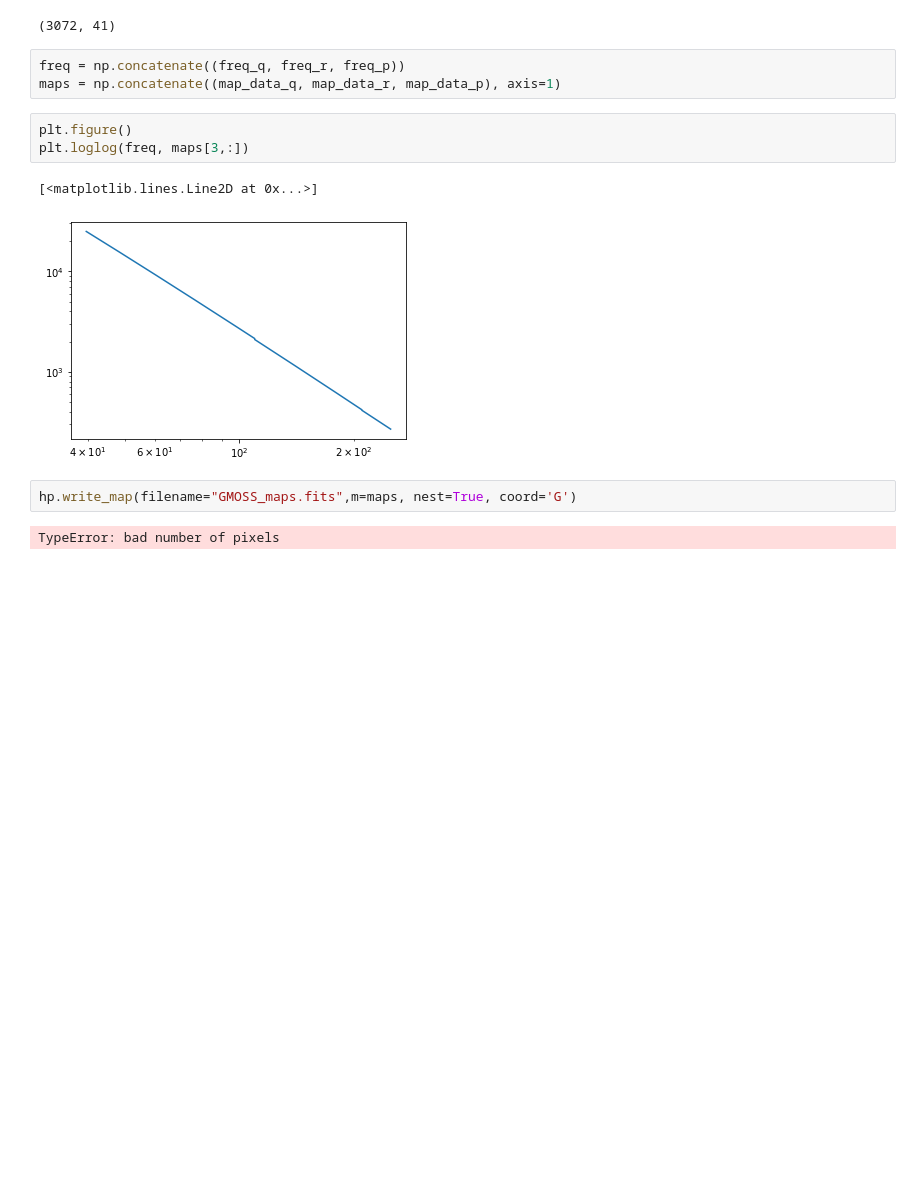
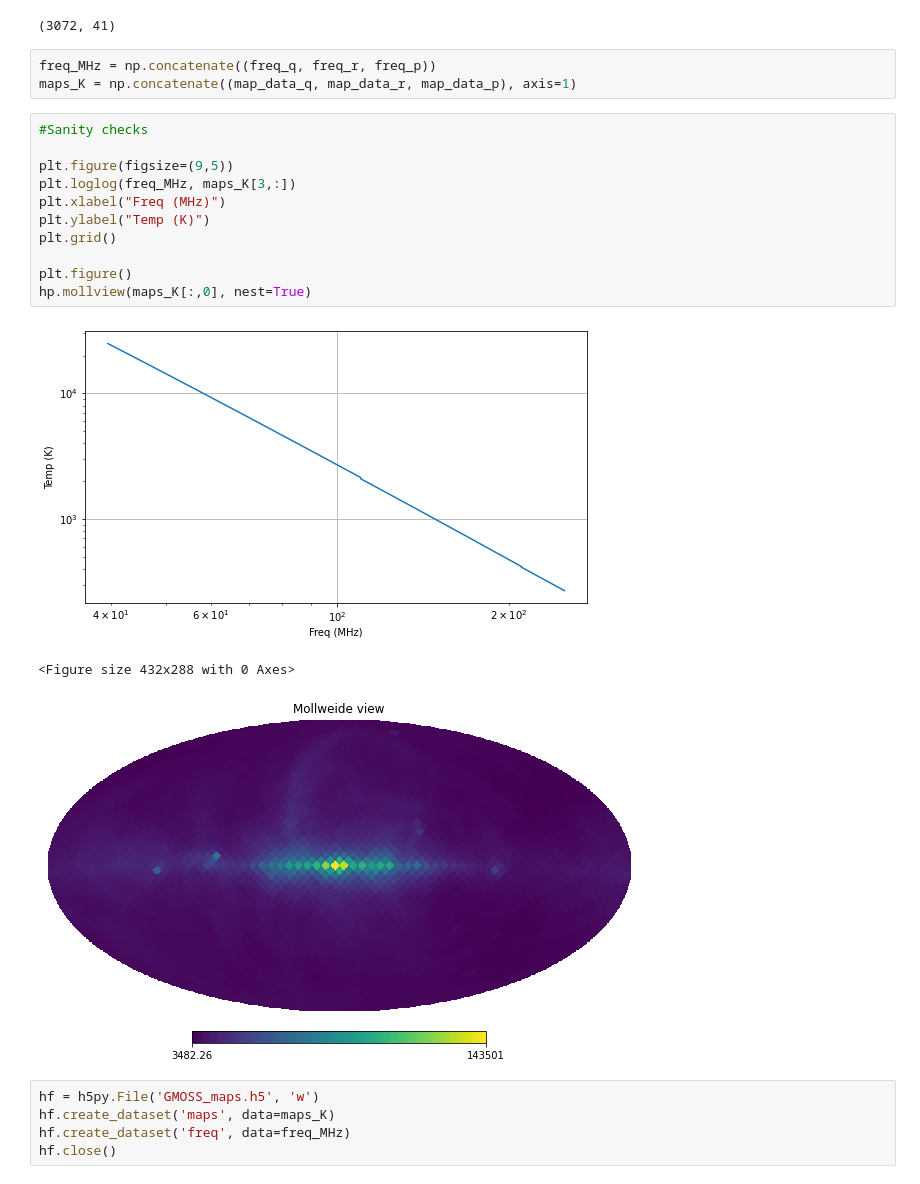
Before and after one commit to distortions21cm/pyGMOSS, a Jupyter notebook: Read_txt_combine_maps.ipynb, the cells around one changed output. Saved outputs shown, nothing was run; the diff lists cells and outputs as text; blank space fills up the shorter version.

```diff
--- a/Read_txt_combine_maps.ipynb
+++ b/Read_txt_combine_maps.ipynb
@@ -31,15 +32,25 @@ freq_p = np.linspace(210.44921875, 210.44921875 + 41*16.0*0.06103515625, 41)
 # %% [output]
 (3072, 41)
 # %%
-freq = np.concatenate((freq_q, freq_r, freq_p))
-maps = np.concatenate((map_data_q, map_data_r, map_data_p), axis=1)
+freq_MHz = np.concatenate((freq_q, freq_r, freq_p))
+maps_K = np.concatenate((map_data_q, map_data_r, map_data_p), axis=1)
-# %%
-plt.figure()
-plt.loglog(freq, maps[3,:])
-# %% [output]
-[<matplotlib.lines.Line2D at 0x...>]
-[figure, removed]
-# %%
-hp.write_map(filename="GMOSS_maps.fits",m=maps, nest=True, coord='G')
-# %% [output]
-TypeError: bad number of pixels
+# %%
+#Sanity checks
+
+plt.figure(figsize=(9,5))
+plt.loglog(freq_MHz, maps_K[3,:])
+plt.xlabel("Freq (MHz)")
+plt.ylabel("Temp (K)")
+plt.grid()
+
+plt.figure()
+hp.mollview(maps_K[:,0], nest=True)
+# %% [output]
+[figure, added]
+<Figure size 432x288 with 0 Axes>
+[figure, added]
+# %%
+hf = h5py.File('GMOSS_maps.h5', 'w')
+hf.create_dataset('maps', data=maps_K)
+hf.create_dataset('freq', data=freq_MHz)
+hf.close()
```
Also changed, not shown: parts of 1 cell of this notebook, 2 other files.
